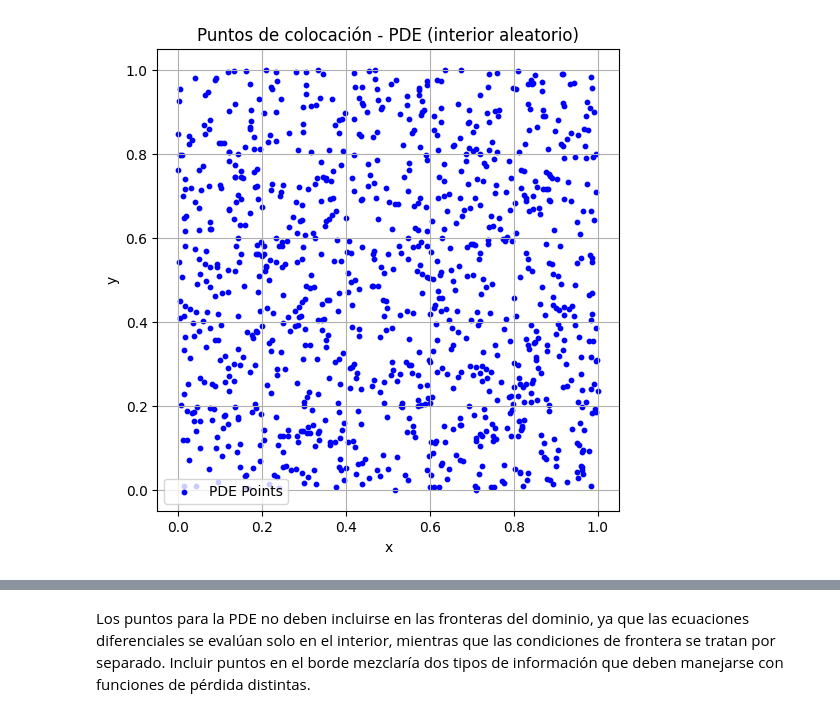
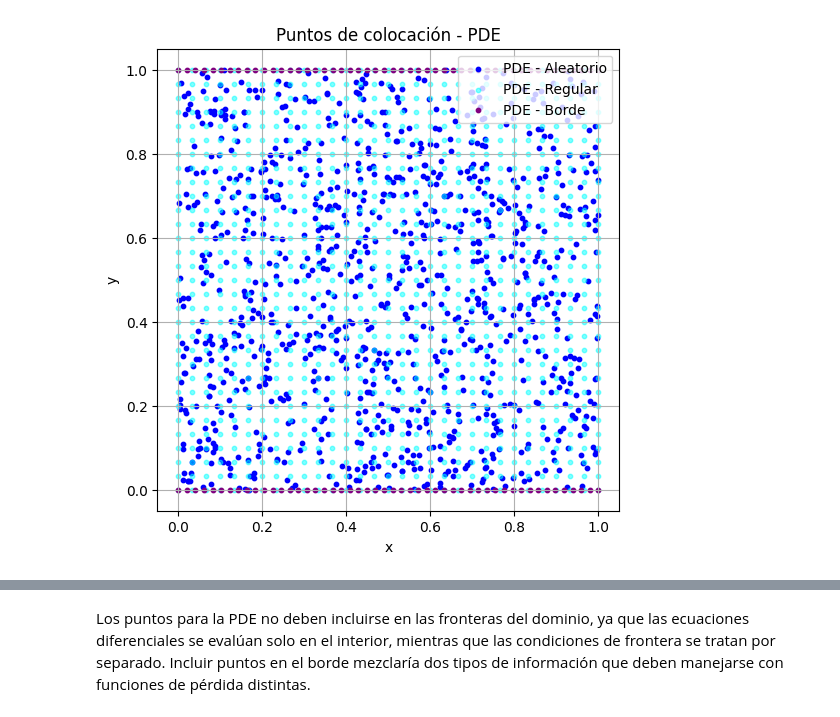
Before and after one commit to jonathancagua/IA-PINN, a Jupyter notebook: TP1.ipynb, the cells around one changed output, grey strips where cells are left out. Drawn from its saved outputs; the diff is of its cells as text; code cells hidden in the pictures.

```diff
--- a/TP1.ipynb
+++ b/TP1.ipynb
@@ -16,7 +16,6 @@ p = data_pressure['p']
 u = data_velocity['u']
 v = data_velocity['v']
 
-# Extraer valores de la malla
 ny, nx = p.shape
 x_vals = np.linspace(0, 1, nx)
 y_vals = np.linspace(0, 1, ny)
@@ -26,21 +25,30 @@ Npde = 1000
 Nbc = 100
 Ndata = 10
 
-# 1 puntos de PDE (interior aleatorio) ---
-x_pde = np.random.uniform(0.0, 1.0, Npde)
-y_pde = np.random.uniform(0.0, 1.0, Npde)
+# --- 1. PUNTOS DE COLOCACIÓN PARA PDE ---
 
-plt.figure(figsize=(6, 6))
-plt.scatter(x_pde, y_pde, s=10, c='blue', label='PDE Points')
-plt.xlabel('x')
-plt.ylabel('y')
-plt.title('Puntos de colocación - PDE (interior aleatorio)')
-plt.grid(True)
-plt.axis('square')
-plt.legend()
-plt.show()
+# Aleatorio en interior
+x_pde_rand = np.random.uniform(0.0, 1.0, Npde)
+y_pde_rand = np.random.uniform(0.0, 1.0, Npde)
 
-# 2 puntos de BC (regulares) ---
+# Regular en interior (malla tipo grilla)
+n_side = int(np.sqrt(Npde))
+x_grid = np.linspace(0, 1, n_side)
+y_grid = np.linspace(0, 1, n_side)
+x_pde_reg, y_pde_reg = np.meshgrid(x_grid, y_grid)
+x_pde_reg = x_pde_reg.flatten()
+y_pde_reg = y_pde_reg.flatten()
+
+# Un pequeño conjunto sobre la frontera para incluir bordes
+N_border = 50
+x_pde_border = np.linspace(0, 1, N_border)
+y_pde_border_top = np.ones(N_border) * 1.0
+y_pde_border_bottom = np.zeros(N_border)
+x_pde_border_combined = np.concatenate([x_pde_border, x_pde_border])
+y_pde_border_combined = np.concatenate([y_pde_border_bottom, y_pde_border_top])
+
+# --- 2. PUNTOS DE COLOCACIÓN PARA BC (regular en bordes) ---
+
 Nbc_per_edge = Nbc // 4
 
 x_bc_top = np.linspace(0, 1, Nbc_per_edge)
@@ -58,23 +66,11 @@ x_bc_right = np.ones_like(y_bc_right)
 x_bc = np.concatenate([x_bc_top, x_bc_bottom, x_bc_left, x_bc_right])
 y_bc = np.concatenate([y_bc_top, y_bc_bottom, y_bc_left, y_bc_right])
 
-plt.figure(figsize=(6, 6))
-plt.scatter(x_bc, y_bc, s=10, c='green', label='Boundary Points')
-plt.xlabel('x')
-plt.ylabel('y')
-plt.title('Puntos de colocación - Condiciones de Frontera (regulares)')
-plt.grid(True)
-plt.axis('square')
-plt.legend()
-plt.show()
+# --- 3. PUNTOS ROTULADOS (mediciones) ---
 
-# 3: puntos rotulados y valores interpolados ---
-
-# Puntos rotulados (aleatorios en el dominio)
 x_data = np.random.uniform(0, 1, Ndata)
 y_data = np.random.uniform(0, 1, Ndata)
 
-# Interpolador robusto
 def interpolate_field(field, x_vals, y_vals, x, y):
     x_idx = np.clip(np.searchsorted(x_vals, x) - 1, 0, len(x_vals) - 2)
     y_idx = np.clip(np.searchsorted(y_vals, y) - 1, 0, len(y_vals) - 2)
@@ -85,40 +81,64 @@ def interpolate_field(field, x_vals, y_vals, x, y):
     dx = x1 - x0
     dy = y1 - y0
     if dx == 0 or dy == 0:
-        return field[y_idx, x_idx]
+        return field[min(y_idx, field.shape[0]-1), min(x_idx, field.shape[1]-1)]
 
     fx00 = field[y_idx, x_idx]
     fx10 = field[y_idx, x_idx + 1]
     fx01 = field[y_idx + 1, x_idx]
     fx11 = field[y_idx + 1, x_idx + 1]
 
     return (
         fx00 * (x1 - x) * (y1 - y) +
         fx10 * (x - x0) * (y1 - y) +
         fx01 * (x1 - x) * (y - y0) +
         fx11 * (x - x0) * (y - y0)
     ) / (dx * dy)
 
-# Interpolar datos rotulados
 p_data = np.array([interpolate_field(p, x_vals, y_vals, x, y) for x, y in zip(x_data, y_data)])
 u_data = np.array([interpolate_field(u, x_vals, y_vals, x, y) for x, y in zip(x_data, y_data)])
 v_data = np.array([interpolate_field(v, x_vals, y_vals, x, y) for x, y in zip(x_data, y_data)])
 
-# Mostrar figura con puntos rotulados
+
+# PDE
 plt.figure(figsize=(6, 6))
-plt.scatter(x_data, y_data, s=40, c='red', marker='x', label='Labeled Data')
+plt.scatter(x_pde_rand, y_pde_rand, s=10, c='blue', label='PDE - Aleatorio')
+plt.scatter(x_pde_reg, y_pde_reg, s=10, c='cyan', alpha=0.5, label='PDE - Regular')
+plt.scatter(x_pde_border_combined, y_pde_border_combined, s=10, c='purple', label='PDE - Borde')
 plt.xlabel('x')
 plt.ylabel('y')
-plt.title('Puntos rotulados')
+plt.title('Puntos de colocación - PDE')
 plt.grid(True)
 plt.axis('square')
 plt.legend()
 plt.show()
 
-# Mostrar tabla con valores interpolados
+# BC
+plt.figure(figsize=(6, 6))
+plt.scatter(x_bc, y_bc, s=10, c='green', label='Boundary Conditions')
+plt.xlabel('x')
+plt.ylabel('y')
+plt.title('Puntos de colocación - BC (Fronteras)')
+plt.grid(True)
+plt.axis('square')
+plt.legend()
+plt.show()
+
+# Puntos rotulados
+plt.figure(figsize=(6, 6))
+plt.scatter(x_data, y_data, s=40, c='red', marker='x', label='Datos rotulados (p, u, v)')
+plt.xlabel('x')
+plt.ylabel('y')
+plt.title('Puntos con datos rotulados')
+plt.grid(True)
+plt.axis('square')
+plt.legend()
+plt.show()
+
+# Tabla con valores interpolados
 print("\nValores interpolados en puntos rotulados:")
 print(f"{'x':>6} {'y':>6} {'p':>10} {'u':>10} {'v':>10}")
 for x, y, p_val, u_val, v_val in zip(x_data, y_data, p_data, u_data, v_data):
     print(f"{x:6.3f} {y:6.3f} {p_val:10.4f} {u_val:10.4f} {v_val:10.4f}")
 # %% [output]
-[figure, old version]
+[figure, new version]
```
Also changed, not shown: parts of 1 cell of this notebook.
